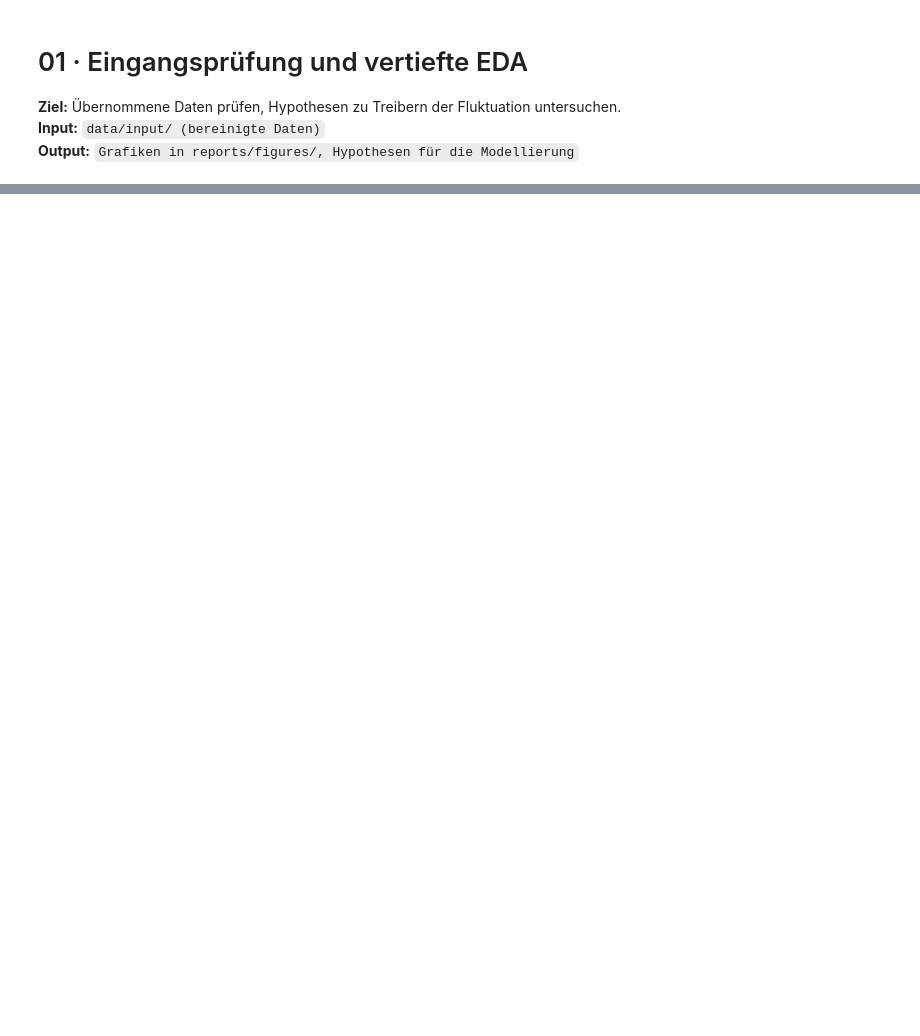
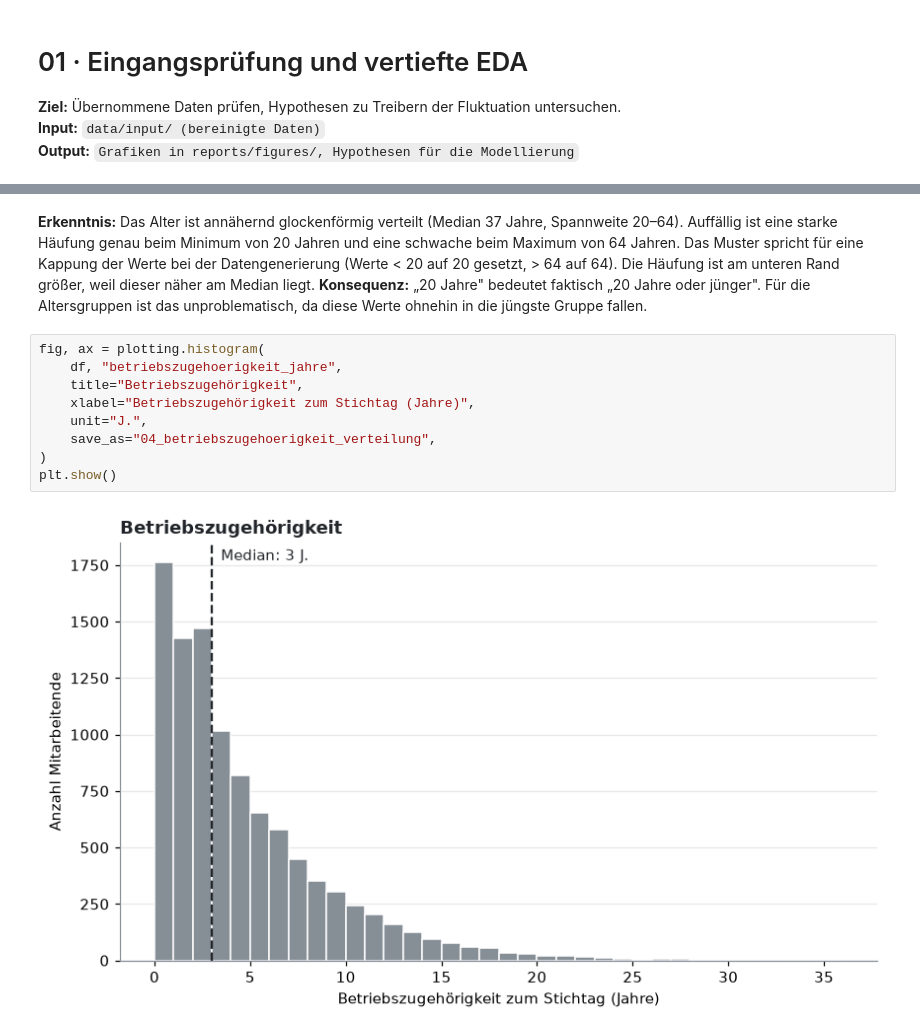
Before and after one commit to adrianmrizo/sonnenfeld-fluktuation, a Jupyter notebook: notebooks/01_eda.ipynb, the cells around one changed output, grey strips where cells are left out. Cells and saved outputs as stored; diff of their text form; blank space fills up the shorter version.

```diff
--- a/notebooks/01_eda.ipynb
+++ b/notebooks/01_eda.ipynb
@@ -45,0 +592,19 @@ pd.set_option("display.max_columns", 50)
+# %% [markdown]
+**Erkenntnis:** Das Alter ist annähernd glockenförmig verteilt (Median 37 Jahre,
+Spannweite 20–64). Auffällig ist eine starke Häufung genau beim Minimum von 20 Jahren
+und eine schwache beim Maximum von 64 Jahren. Das Muster spricht für eine Kappung der
+Werte bei der Datengenerierung (Werte < 20 auf 20 gesetzt, > 64 auf 64). Die Häufung
+ist am unteren Rand größer, weil dieser näher am Median liegt.
+**Konsequenz:** „20 Jahre" bedeutet faktisch „20 Jahre oder jünger". Für die
+Altersgruppen ist das unproblematisch, da diese Werte ohnehin in die jüngste Gruppe fallen.
+# %%
+fig, ax = plotting.histogram(
+    df, "betriebszugehoerigkeit_jahre",
+    title="Betriebszugehörigkeit",
+    xlabel="Betriebszugehörigkeit zum Stichtag (Jahre)",
+    unit="J.",
+    save_as="04_betriebszugehoerigkeit_verteilung",
+)
+plt.show()
+# %% [output]
+[figure, added]
```
Also changed, not shown: parts of 119 cells of this notebook, 25 other files.
